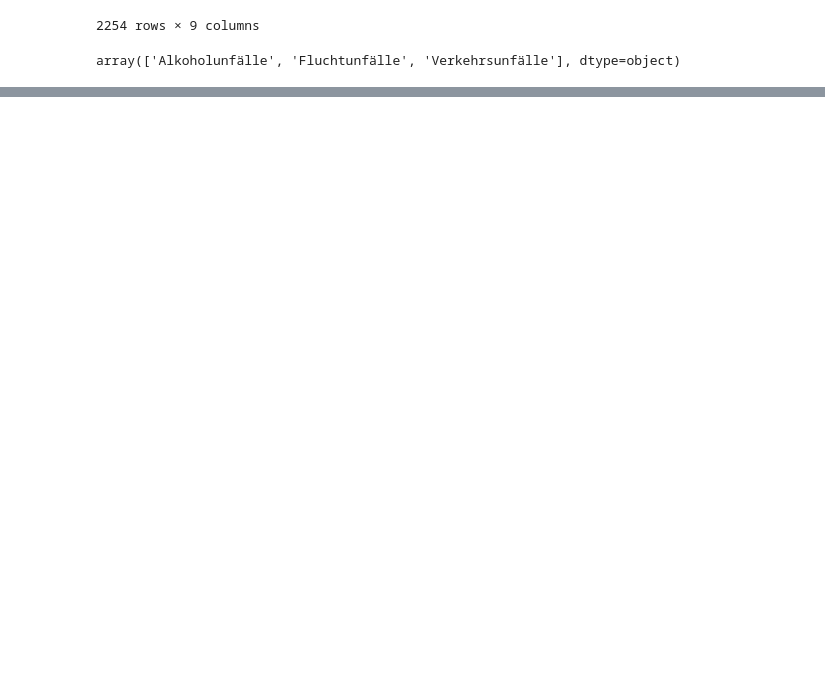
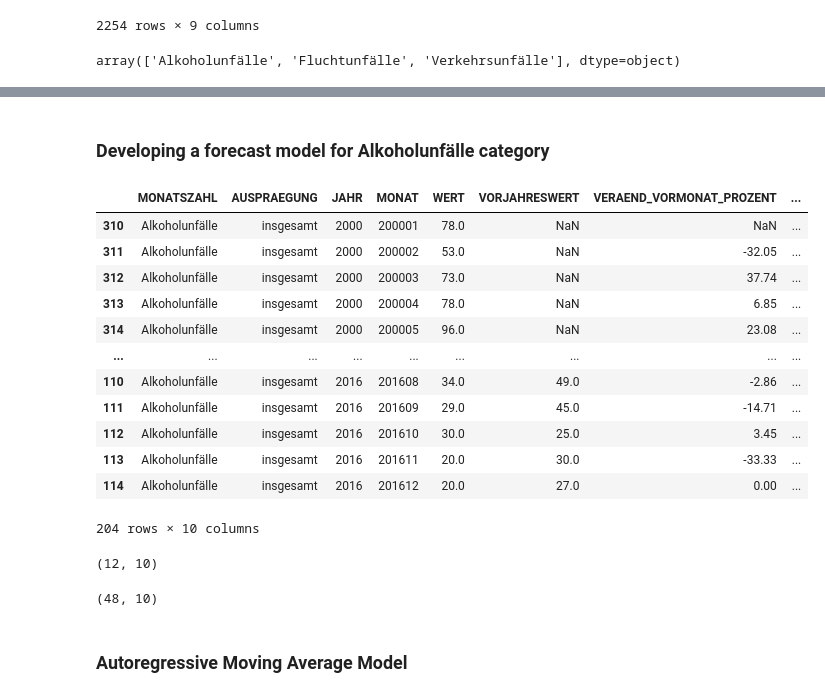
Before and after one commit to induilanchezian/AI_challenge_24, a Jupyter notebook: data_analysis.ipynb, the cells around one changed output, grey strips where cells are left out. Saved outputs shown, nothing was run; the diff lists cells and outputs as text; code cells hidden in the pictures; blank space fills up the shorter version.

```diff
--- a/data_analysis.ipynb
+++ b/data_analysis.ipynb
@@ -55,0 +64,4 @@ for cat in org['MONATSZAHL'].unique():
+# %% [markdown]
+### Developing a forecast model for Alkoholunfälle category
+# %%
+df = dfs['Alkoholunfälle']
@@ -55,0 +76,26 @@ for cat in org['MONATSZAHL'].unique():
+# %%
+train
+# %% [output]
+|  | MONATSZAHL | AUSPRAEGUNG | JAHR | MONAT | WERT | VORJAHRESWERT | VERAEND_VORMONAT_PROZENT | ... |
+| 310 | Alkoholunfälle | insgesamt | 2000 | 200001 | 78.0 | NaN | NaN | ... |
+| 311 | Alkoholunfälle | insgesamt | 2000 | 200002 | 53.0 | NaN | -32.05 | ... |
+| 312 | Alkoholunfälle | insgesamt | 2000 | 200003 | 73.0 | NaN | 37.74 | ... |
+| 313 | Alkoholunfälle | insgesamt | 2000 | 200004 | 78.0 | NaN | 6.85 | ... |
+| 314 | Alkoholunfälle | insgesamt | 2000 | 200005 | 96.0 | NaN | 23.08 | ... |
+| ... | ... | ... | ... | ... | ... | ... | ... | ... |
+| 110 | Alkoholunfälle | insgesamt | 2016 | 201608 | 34.0 | 49.0 | -2.86 | ... |
+| 111 | Alkoholunfälle | insgesamt | 2016 | 201609 | 29.0 | 45.0 | -14.71 | ... |
+| 112 | Alkoholunfälle | insgesamt | 2016 | 201610 | 30.0 | 25.0 | 3.45 | ... |
+| 113 | Alkoholunfälle | insgesamt | 2016 | 201611 | 20.0 | 30.0 | -33.33 | ... |
+| 114 | Alkoholunfälle | insgesamt | 2016 | 201612 | 20.0 | 27.0 | 0.00 | ... |
+204 rows × 10 columns
+# %%
+test.shape
+# %% [output]
+(12, 10)
+# %%
+val.shape
+# %% [output]
+(48, 10)
+# %% [markdown]
+### Autoregressive Moving Average Model
```
Also changed, not shown: parts of 24 cells of this notebook.
